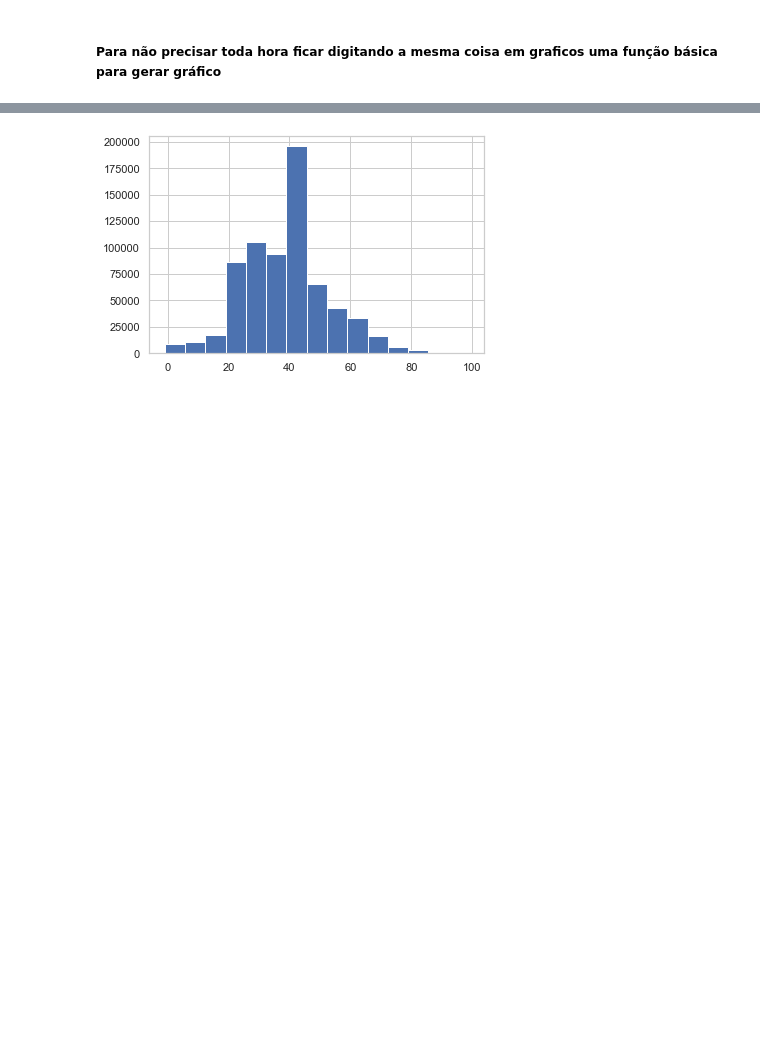
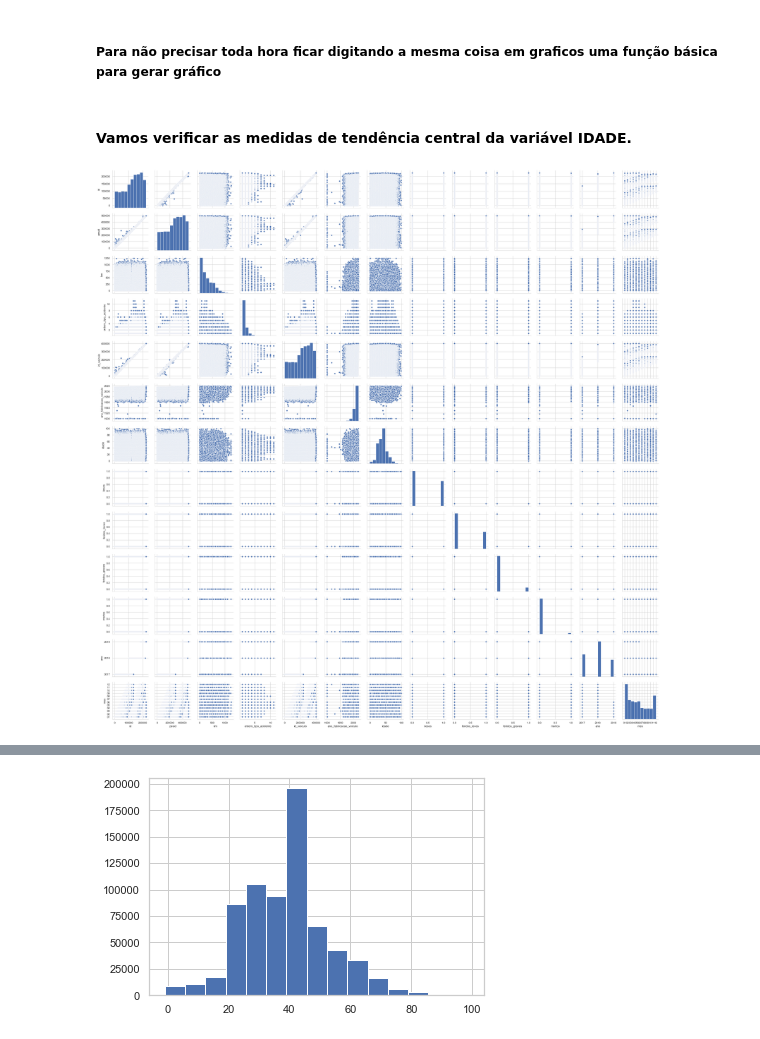
Before and after one commit to vitorioluis/Machine-Learning, a Jupyter notebook: Estudo de acidentes de Trânsito/Acidentes de Trânsito.ipynb, the cells around one changed output, grey strips where cells are left out. Saved outputs shown, nothing was run; the diff lists cells and outputs as text; code cells hidden in the pictures; blank space fills up the shorter version.

Commit message:
acidentes

```diff
--- a/Estudo de acidentes de Trânsito/Acidentes de Trânsito.ipynb
+++ b/Estudo de acidentes de Trânsito/Acidentes de Trânsito.ipynb
@@ -204,7 +204,10 @@ df_acidentes['km'].fillna((df_acidentes['km'].mean(skipna=True)),inplace=True)
 df_acidentes['faixa_etaria']=df_acidentes['idade'].apply(faixa_etaria)
 
 # criar coluna ano
-df_acidentes['ano']=df_acidentes['data_inversa'].apply(lambda x: int(x[0:4]))
+df_acidentes['ano']=df_acidentes['data_inversa'].apply(lambda x: x[0:4])
+
+# criar coluna mes
+df_acidentes['mes']=df_acidentes['data_inversa'].apply(lambda x: x[5:7])
 
 # Vamos resolver isso aplicando um strip na coluna
 for c in ('tipo_veiculo','causa_acidente','condicao_metereologica','fase_dia','tipo_pista', 'sexo'):
@@ -255,3 +258,10 @@ def gerar_grafico_padrao(campo, largura=10, altura=14, df = df_acidentes,titulo=
     ax.invert_yaxis()
 
     return ax
+# %% [markdown]
+
+#### Vamos verificar as medidas de tendência central da variável IDADE.
+# %%
+sns.pairplot(df_acidentes);
+# %% [output]
+[figure, added]
```
Also changed, not shown: parts of 23 cells of this notebook.
